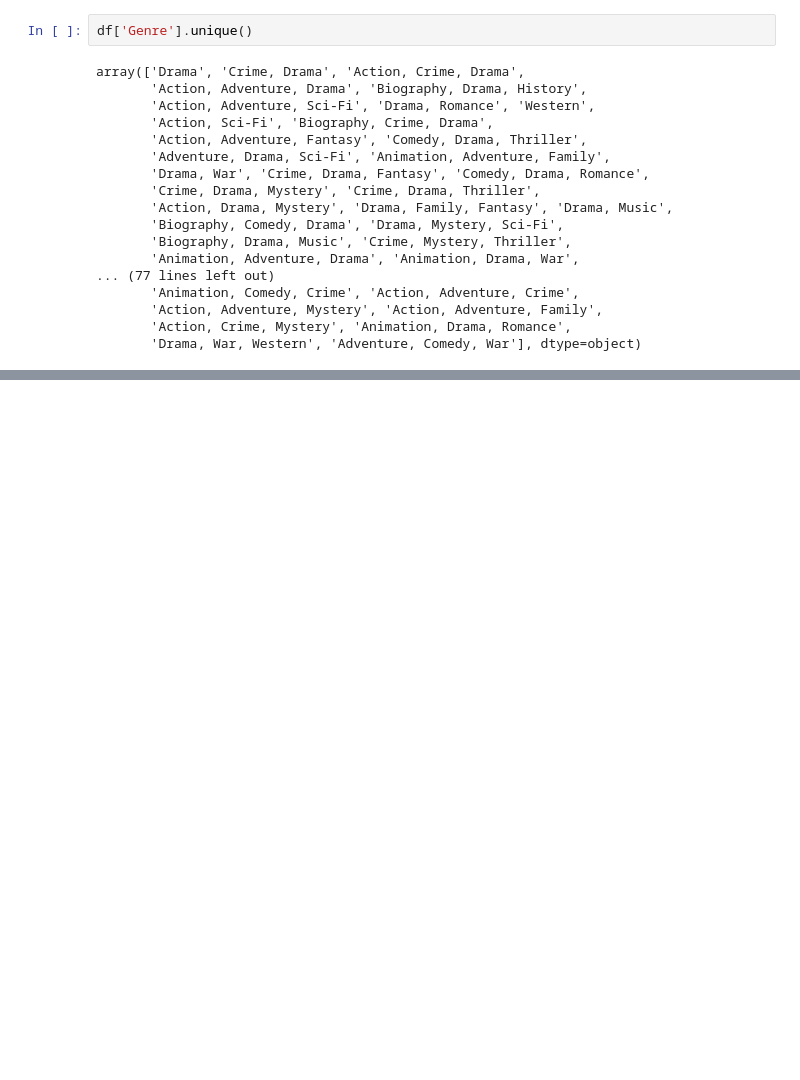
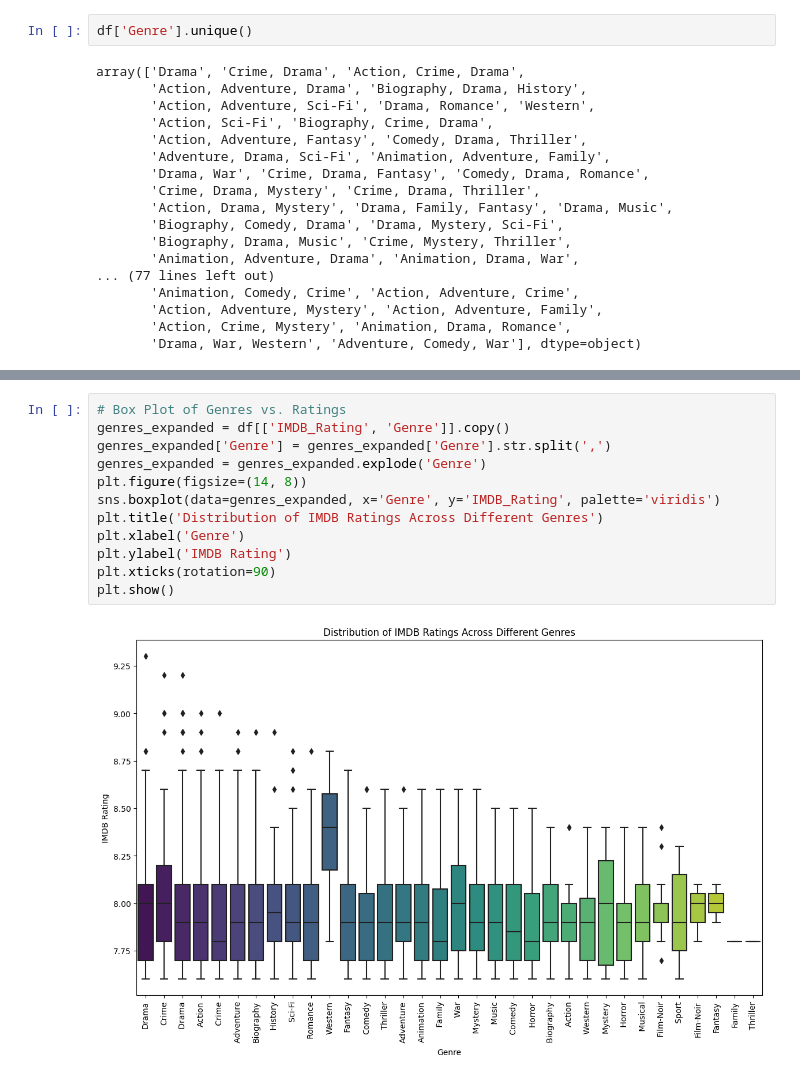
Before and after one commit to kvlrdhrs/DI-Bootcamp, a Jupyter notebook: Week5/Day2/Daily Challenge/Movie.ipynb, the cells around one changed output, grey strips where cells are left out. Saved outputs shown, nothing was run; the diff lists cells and outputs as text; blank space fills up the shorter version.

```diff
--- a/Week5/Day2/Daily Challenge/Movie.ipynb
+++ b/Week5/Day2/Daily Challenge/Movie.ipynb
@@ -323,0 +338,14 @@ sns.scatterplot()
+# %%
+# Box Plot of Genres vs. Ratings
+genres_expanded = df[['IMDB_Rating', 'Genre']].copy()
+genres_expanded['Genre'] = genres_expanded['Genre'].str.split(',')
+genres_expanded = genres_expanded.explode('Genre')
+plt.figure(figsize=(14, 8))
+sns.boxplot(data=genres_expanded, x='Genre', y='IMDB_Rating', palette='viridis')
+plt.title('Distribution of IMDB Ratings Across Different Genres')
+plt.xlabel('Genre')
+plt.ylabel('IMDB Rating')
+plt.xticks(rotation=90)
+plt.show()
+# %% [output]
+[figure, added]
```
Also changed, not shown: parts of 5 cells of this notebook.
